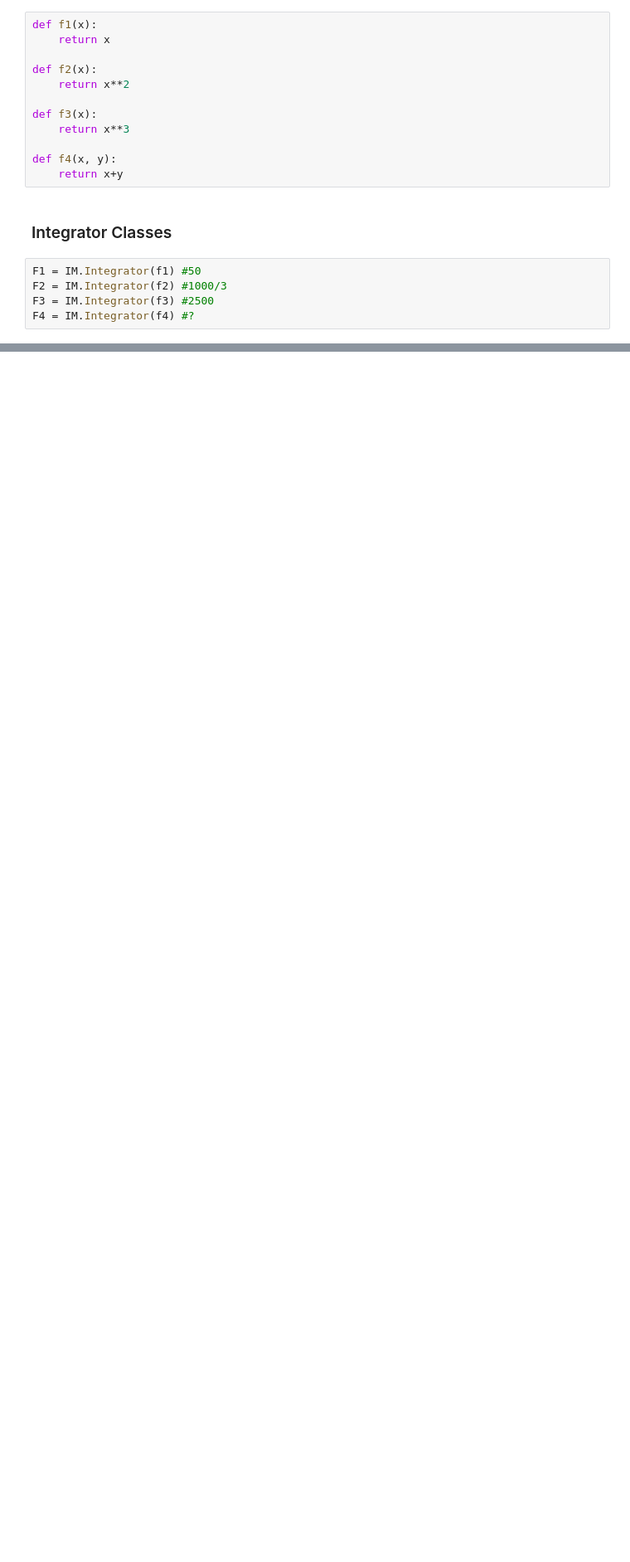
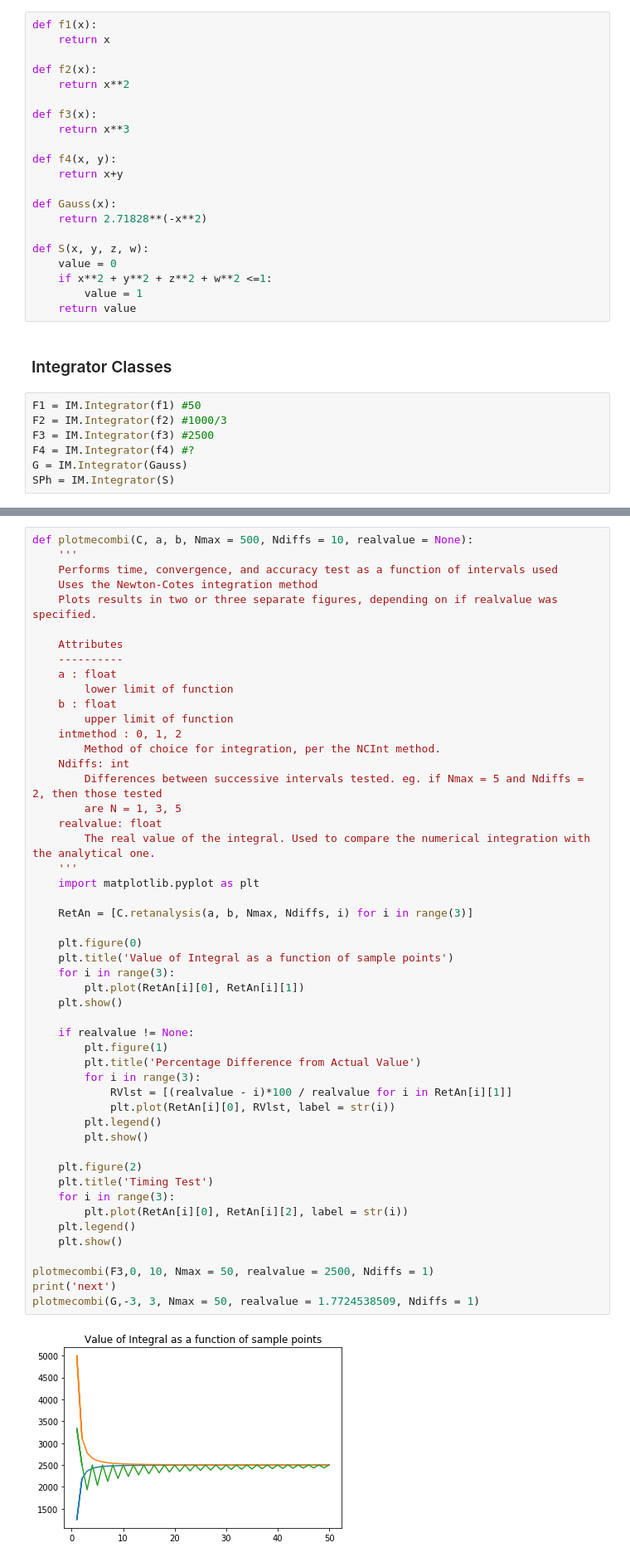
Before and after one commit to xlr91/Integration-Methods-PP, a Jupyter notebook: Stuff for Lab Report.ipynb, the cells around one changed output, grey strips where cells are left out. Shown at 83% size. Cells and saved outputs as stored; diff of their text form; blank space fills up the shorter version.

```diff
--- a/Stuff for Lab Report.ipynb
+++ b/Stuff for Lab Report.ipynb
@@ -14,6 +14,15 @@ def f3(x):
 
 def f4(x, y):
     return x+y
+
+def Gauss(x):
+    return 2.71828**(-x**2)
+
+def S(x, y, z, w):
+    value = 0
+    if x**2 + y**2 + z**2 + w**2 <=1:
+        value = 1
+    return value
 # %% [markdown]
 ### Integrator Classes
 # %%
@@ -21,6 +30,8 @@ F1 = IM.Integrator(f1) #50
 F2 = IM.Integrator(f2) #1000/3
 F3 = IM.Integrator(f3) #2500
 F4 = IM.Integrator(f4) #?
+G = IM.Integrator(Gauss)
+SPh = IM.Integrator(S)
 # %% [markdown]
 # Midpoint Rule
 
@@ -64,0 +105,52 @@ F3.plotme(0, 10, 2, realvalue=2500)
+# %%
+def plotmecombi(C, a, b, Nmax = 500, Ndiffs = 10, realvalue = None):
+    '''
+    Performs time, convergence, and accuracy test as a function of intervals used
+    Uses the Newton-Cotes integration method
+    Plots results in two or three separate figures, depending on if realvalue was specified.
+
+    Attributes
+    ----------
+    a : float
+        lower limit of function
+    b : float
+        upper limit of function
+    intmethod : 0, 1, 2
+        Method of choice for integration, per the NCInt method.
+    Ndiffs: int
+        Differences between successive intervals tested. eg. if Nmax = 5 and Ndiffs = 2, then those tested
+        are N = 1, 3, 5
+    realvalue: float
+        The real value of the integral. Used to compare the numerical integration with the analytical one.
+    '''
+    import matplotlib.pyplot as plt
+
+    RetAn = [C.retanalysis(a, b, Nmax, Ndiffs, i) for i in range(3)]
+
+    plt.figure(0)
+    plt.title('Value of Integral as a function of sample points')
+    for i in range(3):
+        plt.plot(RetAn[i][0], RetAn[i][1])
+    plt.show()
+
+    if realvalue != None:
+        plt.figure(1)
+        plt.title('Percentage Difference from Actual Value')
+        for i in range(3):
+            RVlst = [(realvalue - i)*100 / realvalue for i in RetAn[i][1]]
+            plt.plot(RetAn[i][0], RVlst, label = str(i))
+        plt.legend()
+        plt.show()
+
+    plt.figure(2)
+    plt.title('Timing Test')
+    for i in range(3):
+        plt.plot(RetAn[i][0], RetAn[i][2], label = str(i))
+    plt.legend()
+    plt.show()
+
+plotmecombi(F3,0, 10, Nmax = 50, realvalue = 2500, Ndiffs = 1)
+print('next')
+plotmecombi(G,-3, 3, Nmax = 50, realvalue = 1.7724538509, Ndiffs = 1)
+# %% [output]
+[figure, added]
```
Also changed, not shown: parts of 41 cells of this notebook, 3 other files.
